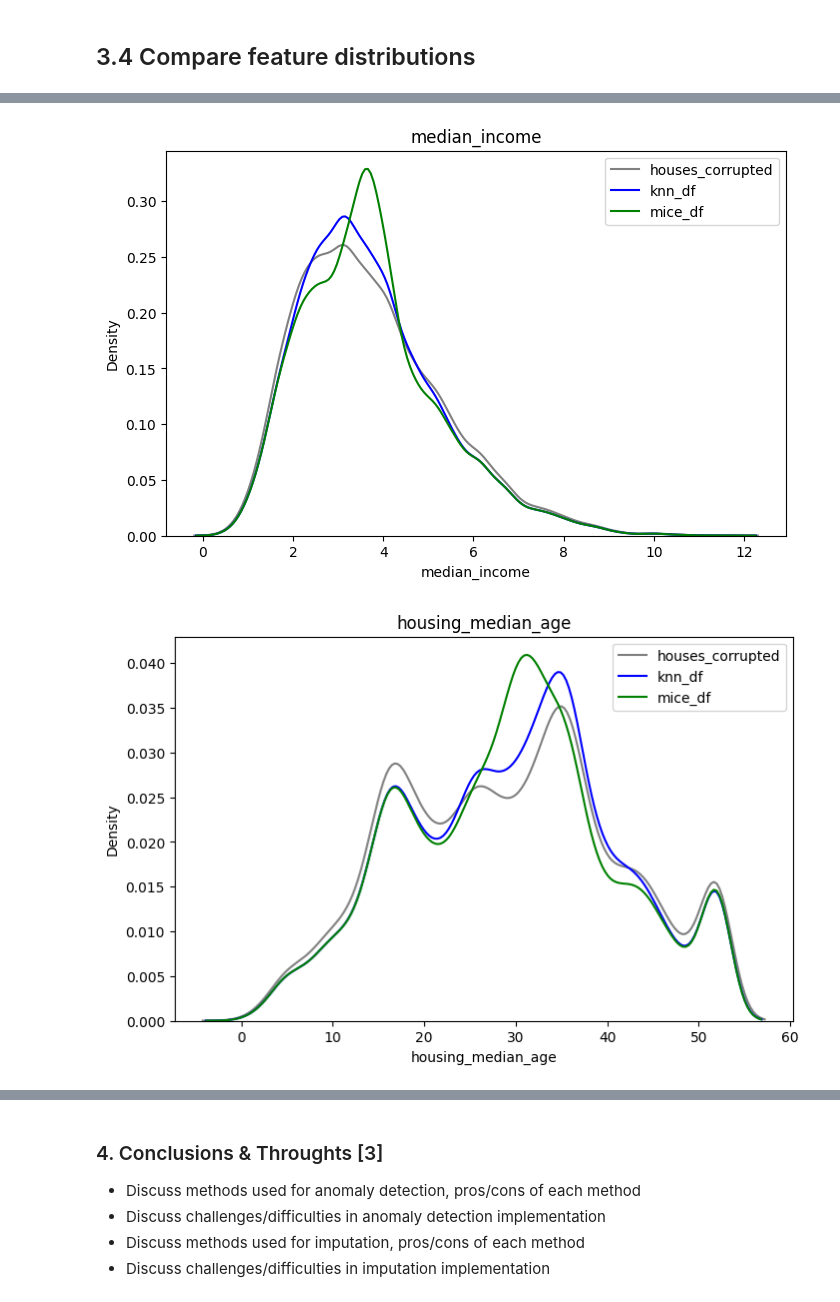
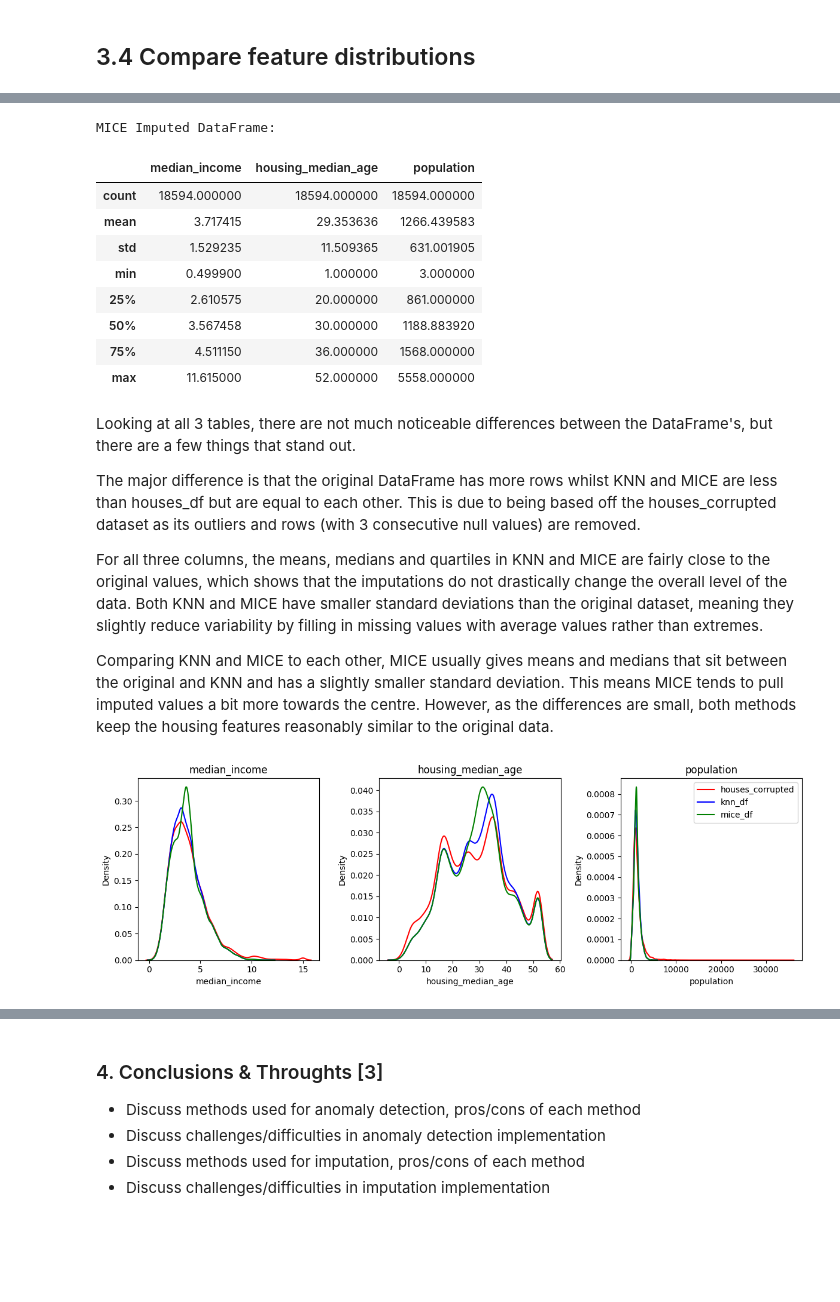
Before and after one commit to kabirdin5/computer-vision-project, a Jupyter notebook: CSC3831_Coursework_P1.ipynb, the cells around one changed output, grey strips where cells are left out. Drawn from its saved outputs; the diff is of its cells as text; code cells hidden in the pictures; blank space fills up the shorter version.

```diff
--- a/CSC3831_Coursework_P1.ipynb
+++ b/CSC3831_Coursework_P1.ipynb
@@ -675,11 +673,9 @@ from sklearn.impute import KNNImputer
 
 knn_df = houses_corrupted.copy()
 
-selected_columns = ['median_income', 'housing_median_age', 'population']
-
 imputer = KNNImputer(n_neighbors=5)
 
-knn_df[selected_columns] = imputer.fit_transform(knn_df[selected_columns])
+knn_df[null_columns] = imputer.fit_transform(knn_df[null_columns])
 # %% [markdown]
 Above shows a how I used KNN imputation. As I will be comparing this method with other imputations, I created a copy of the houses_corrupted dataset called knn_df. Then I imputed the 3 columns containing null values: median_income, housing_median_age, and population. I allowed for up to 5 neighbors for each row with missing data to carry out imputation.
 
@@ -732,6 +737,6 @@ from sklearn.impute import IterativeImputer
 
 mice_df = houses_corrupted.copy()
 
-imputer = IterativeImputer(max_iter=10, random_state=0)
+imputer = IterativeImputer(max_iter=100, random_state=0)
 
-mice_df[selected_columns] = imputer.fit_transform(houses_corrupted[selected_columns])
+mice_df[null_columns] = imputer.fit_transform(houses_corrupted[null_columns])
@@ -761,0 +786,5 @@ mice_df.head(20)
+# %%
+# Use this dataset for comparison against the imputed datasets
+h_path = 'https://raw.githubusercontent.com/PaoloMissier/CSC3831-2021-22/main/IMPUTATION/TARGET-DATASETS/ORIGINAL/houses.csv'
+
+houses_df = pd.read_csv(h_path)
@@ -762,12 +823,39 @@ mice_df.head(20)
+# %%
+print('MICE Imputed DataFrame:')
+mice_df[null_columns].describe()
+# %% [output]
+MICE Imputed DataFrame:
+|  | median_income | housing_median_age | population |
+| count | 18594.000000 | 18594.000000 | 18594.000000 |
+| mean | 3.717415 | 29.353636 | 1266.439583 |
+| std | 1.529235 | 11.509365 | 631.001905 |
+| min | 0.499900 | 1.000000 | 3.000000 |
+| 25% | 2.610575 | 20.000000 | 861.000000 |
+| 50% | 3.567458 | 30.000000 | 1188.883920 |
+| 75% | 4.511150 | 36.000000 | 1568.000000 |
+| max | 11.615000 | 52.000000 | 5558.000000 |
+# %% [markdown]
+Looking at all 3 tables, there are not much noticeable differences between the DataFrame's, but there are a few things that stand out.
+
+The major difference is that the original DataFrame has more rows whilst KNN and MICE are less than houses_df but are equal to each other. This is due to being based off the houses_corrupted dataset as its outliers and rows (with 3 consecutive null values) are removed.
+
+For all three columns, the means, medians and quartiles in KNN and MICE are fairly close to the original values, which shows that the imputations do not drastically change the overall level of the data. Both KNN and MICE have smaller standard deviations than the original dataset, meaning they slightly reduce variability by filling in missing values with average values rather than extremes.
+
+Comparing KNN and MICE to each other, MICE usually gives means and medians that sit between the original and KNN and has a slightly smaller standard deviation. This means MICE tends to pull imputed values a bit more towards the centre. However, as the differences are small, both methods keep the housing features reasonably similar to the original data.
 # %%
-for col in selected_columns:
-    plt.figure(figsize=(8,5))
-    sns.kdeplot(houses_corrupted[col], label='houses_corrupted', color='gray')
-    sns.kdeplot(knn_df[col], label='knn_df', color='blue')
-    sns.kdeplot(mice_df[col], label='mice_df', color='green')
-    plt.title(col)
-    plt.legend()
-    plt.show()
+fig, axes = plt.subplots(1, 3, figsize=(12, 4))
+
+for ax, col in zip(axes, null_columns):
+    sns.kdeplot(houses_df[col], label='houses_corrupted',
+                color='red', ax=ax)
+    sns.kdeplot(knn_df[col], label='knn_df',
+                color='blue', ax=ax)
+    sns.kdeplot(mice_df[col], label='mice_df',
+                color='green', ax=ax)
+    ax.set_title(col)
+
+plt.legend()
+plt.tight_layout()
+plt.show()
 # %% [output]
-[figure, old version]
+[figure, new version]
-[figure, removed]
```
Also changed, not shown: parts of 32 cells of this notebook.
